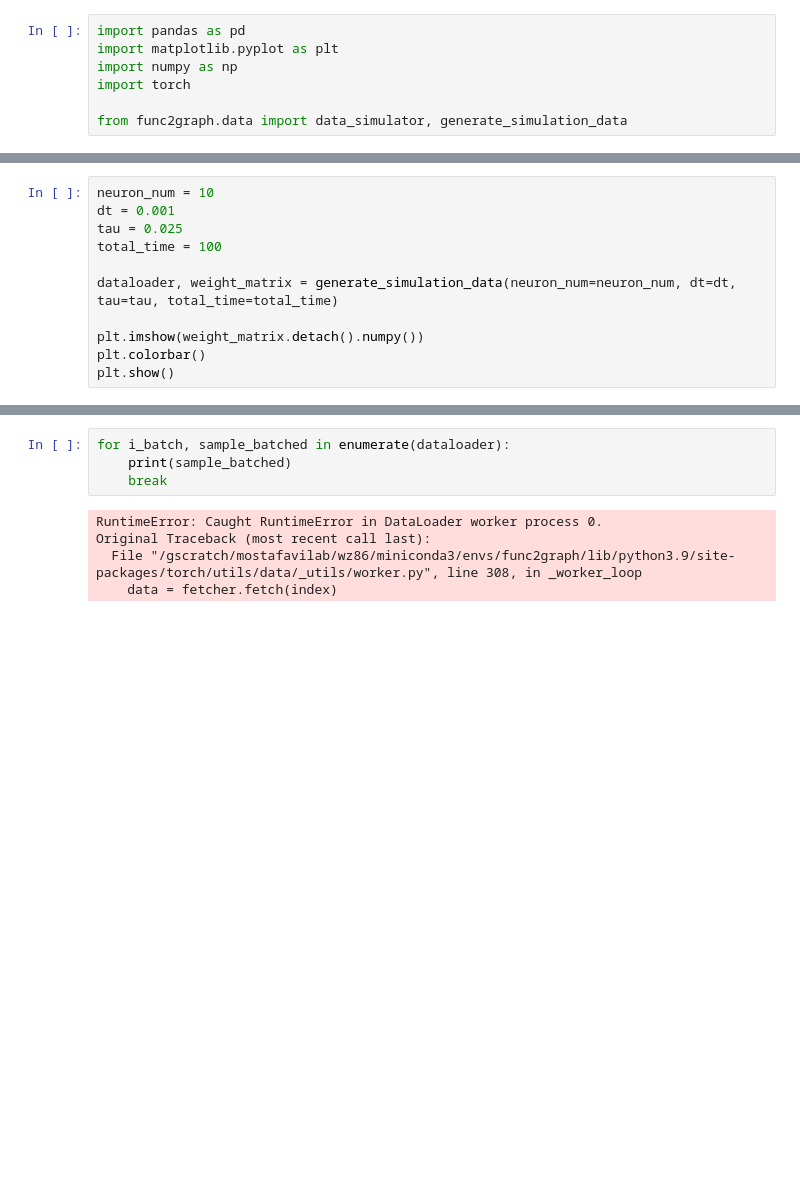
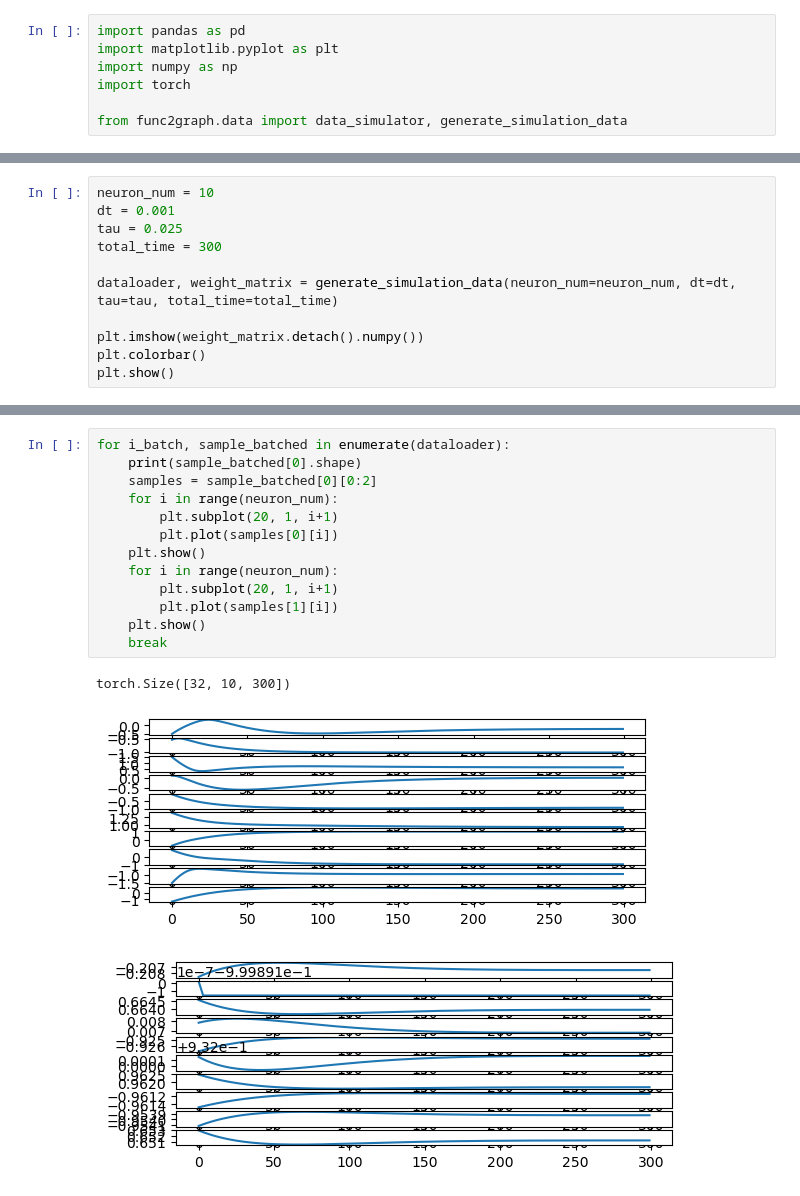
Before and after one commit to wuweizhang0723/func2graph, a Jupyter notebook: notebook/simulation_data.ipynb, the cells around one changed output, grey strips where cells are left out. Saved outputs shown, nothing was run; the diff lists cells and outputs as text; blank space fills up the shorter version.

```diff
--- a/notebook/simulation_data.ipynb
+++ b/notebook/simulation_data.ipynb
@@ -73,7 +55,7 @@ tensor([[ 0.8452, -2.2122,  0.1360,  1.0004, -0.2233, -1.2566, -1.3137,  1.2685,
 neuron_num = 10
 dt = 0.001
 tau = 0.025
-total_time = 100
+total_time = 300
 
 dataloader, weight_matrix = generate_simulation_data(neuron_num=neuron_num, dt=dt, tau=tau, total_time=total_time)
 
@@ -85,10 +67,18 @@ torch.Size([1000, 10, 100])
 [figure]
-# %%
-for i_batch, sample_batched in enumerate(dataloader):
-    print(sample_batched)
-    break
-# %% [output]
-RuntimeError: Caught RuntimeError in DataLoader worker process 0.
-Original Traceback (most recent call last):
-  File "/gscratch/mostafavilab/wz86/miniconda3/envs/func2graph/lib/python3.9/site-packages/torch/utils/data/_utils/worker.py", line 308, in _worker_loop
-    data = fetcher.fetch(index)
+# %%
+for i_batch, sample_batched in enumerate(dataloader):
+    print(sample_batched[0].shape)
+    samples = sample_batched[0][0:2]
+    for i in range(neuron_num):
+        plt.subplot(20, 1, i+1)
+        plt.plot(samples[0][i])
+    plt.show()
+    for i in range(neuron_num):
+        plt.subplot(20, 1, i+1)
+        plt.plot(samples[1][i])
+    plt.show()
+    break
+# %% [output]
+torch.Size([32, 10, 300])
+[figure, added]
+[figure, added]
```
Also changed, not shown: parts of 6 cells of this notebook, 4 other files.
